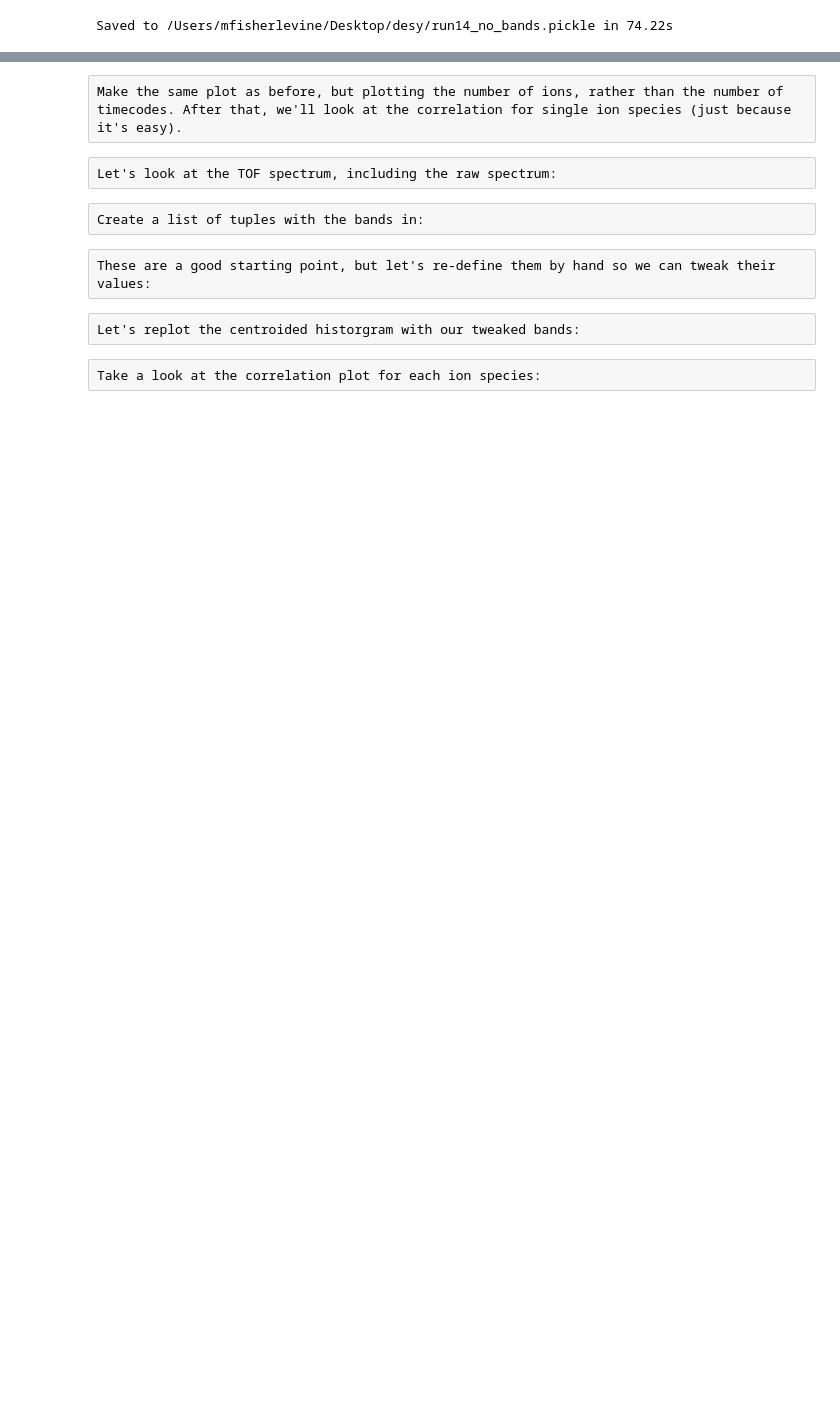
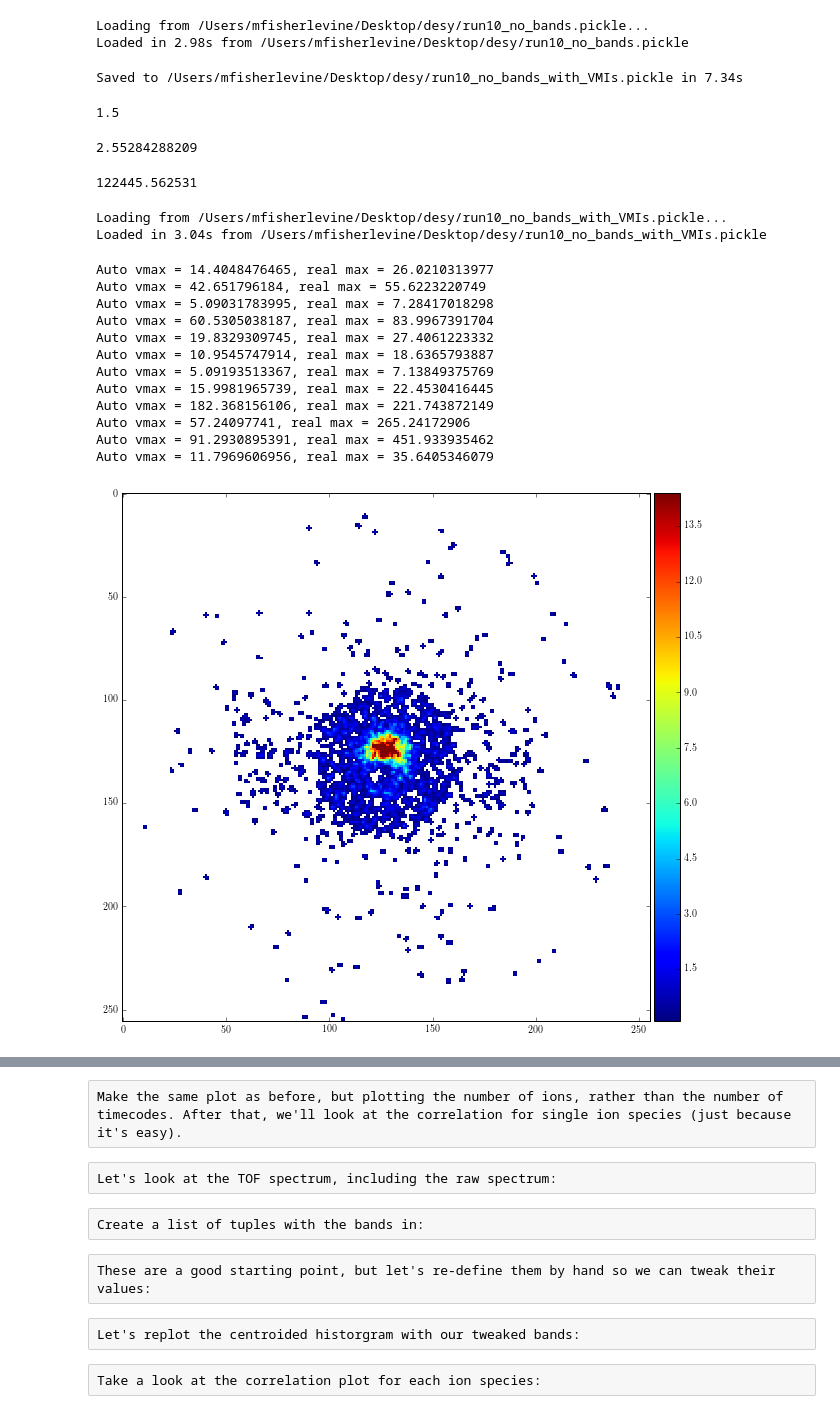
Before and after one commit to mfisherlevine/timepix_analyses, a Jupyter notebook: desy/flash_2015_analysis/Run10_analysis.ipynb, the cells around one changed output, grey strips where cells are left out. Cells and saved outputs as stored; diff of their text form; code cells hidden in the pictures; blank space fills up the shorter version.

```diff
--- a/desy/flash_2015_analysis/Run10_analysis.ipynb
+++ b/desy/flash_2015_analysis/Run10_analysis.ipynb
@@ -198,5 +156,79 @@ Found 5922029 timecodes after centroiding
 # %%
-sc.SaveToPickle('/Users/mfisherlevine/Desktop/desy/run14_no_bands.pickle')
-# sc = SmartCentroider.SmartCentroider('/Users/mfisherlevine/Desktop/desy/run21_no_bands.pickle')
+# sc.SaveToPickle('/Users/mfisherlevine/Desktop/desy/run%s_no_bands.pickle'%RUN)
+sc = SmartCentroider.SmartCentroider('/Users/mfisherlevine/Desktop/desy/run10_no_bands.pickle')
 # %% [output]
-Saved to /Users/mfisherlevine/Desktop/desy/run14_no_bands.pickle in 74.22s
+Loading from /Users/mfisherlevine/Desktop/desy/run10_no_bands.pickle...
+Loaded in 2.98s from /Users/mfisherlevine/Desktop/desy/run10_no_bands.pickle
+# %%
+#run 14:
+# VMI_bands = [(8060, 8105),
+#          (8105, 8159),
+#          (8159, 8191),
+#          (8191, 8226),
+#          (8226, 8252),
+#          (8252, 8291),
+#          (8291, 8326),
+#          (8326, 8343),
+#          (8343, 8364),
+#          (8364, 8386),
+#          (8386, 8412),
+#          (8412, 8453),
+#          (8453, 8490),
+#          (8490, 8506)]
+
+#run 10:
+VMI_bands = [(8200, 8209),
+         (8209, 8223),
+         (8223, 8243),
+         (8243, 8267),
+         (8267, 8289),
+         (8289, 8323),
+         (8323, 8356),
+         (8356, 8382),
+         (8382, 8403),
+         (8403, 8445),
+         (8445, 8488),
+         (8488, 8507)]
+
+
+sc.npix_per_cluster_cut = (4,1e9)
+sc.MakeVMIsFromBands(custom_bands=VMI_bands, use_gaussians=True)
+sc.SaveToPickle('/Users/mfisherlevine/Desktop/desy/run%s_no_bands_with_VMIs.pickle'%RUN)
+# %% [output]
+Saved to /Users/mfisherlevine/Desktop/desy/run10_no_bands_with_VMIs.pickle in 7.34s
+# %%
+print sc.gaussian_size
+# %% [output]
+1.5
+# %%
+print np.sum(temp)
+# %% [output]
+2.55284288209
+# %%
+print np.sum(sc.VMI_images[8])/2.55284288209
+# %% [output]
+122445.562531
+# %%
+import SmartCentroider
+SmartCentroider = reload(SmartCentroider)
+sc = SmartCentroider.SmartCentroider('/Users/mfisherlevine/Desktop/desy/run10_no_bands_with_VMIs.pickle')
+# %% [output]
+Loading from /Users/mfisherlevine/Desktop/desy/run10_no_bands_with_VMIs.pickle...
+Loaded in 3.04s from /Users/mfisherlevine/Desktop/desy/run10_no_bands_with_VMIs.pickle
+# %%
+sc.auto_offset = 50
+sc.ShowAllVMIs(vmax='auto', save_path='/Users/mfisherlevine/Desktop/desy/new_plots/Run10/white_auto_50')
+# %% [output]
+Auto vmax = 14.4048476465, real max = 26.0210313977
+Auto vmax = 42.651796184, real max = 55.6223220749
+Auto vmax = 5.09031783995, real max = 7.28417018298
+Auto vmax = 60.5305038187, real max = 83.9967391704
+Auto vmax = 19.8329309745, real max = 27.4061223332
+Auto vmax = 10.9545747914, real max = 18.6365793887
+Auto vmax = 5.09193513367, real max = 7.13849375769
+Auto vmax = 15.9981965739, real max = 22.4530416445
+Auto vmax = 182.368156106, real max = 221.743872149
+Auto vmax = 57.24097741, real max = 265.24172906
+Auto vmax = 91.2930895391, real max = 451.933935462
+Auto vmax = 11.7969606956, real max = 35.6405346079
+[figure, added]
```
Also changed, not shown: parts of 13 cells of this notebook, 8 other files.
